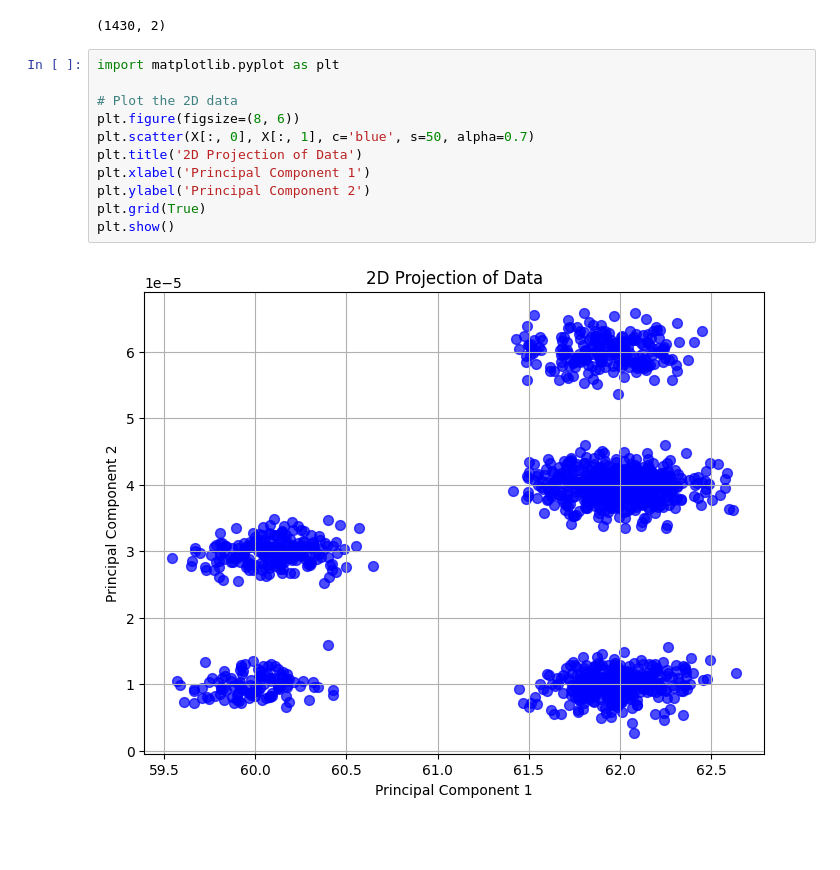
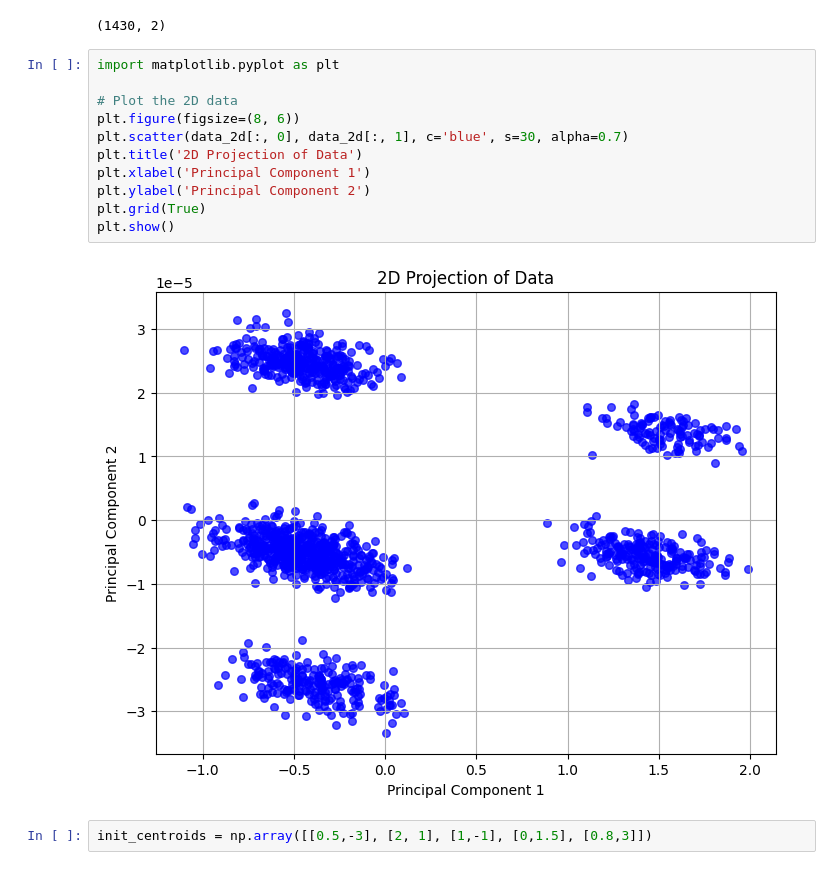
Before and after one commit to syma-afsha/AI_LAB, a Jupyter notebook: syma_exam.ipynb, the cells around one changed output. Saved outputs shown, nothing was run; the diff lists cells and outputs as text; blank space fills up the shorter version.

```diff
--- a/syma_exam.ipynb
+++ b/syma_exam.ipynb
@@ -49,13 +58,15 @@ data_2d.shape
 # %%
 import matplotlib.pyplot as plt
 
 # Plot the 2D data
 plt.figure(figsize=(8, 6))
-plt.scatter(X[:, 0], X[:, 1], c='blue', s=50, alpha=0.7)
+plt.scatter(data_2d[:, 0], data_2d[:, 1], c='blue', s=30, alpha=0.7)
 plt.title('2D Projection of Data')
 plt.xlabel('Principal Component 1')
 plt.ylabel('Principal Component 2')
 plt.grid(True)
 plt.show()
 # %% [output]
-[figure, old version]
+[figure, new version]
+# %%
+init_centroids = np.array([[0.5,-3], [2, 1], [1,-1], [0,1.5], [0.8,3]])
```
Also changed, not shown: parts of 3 cells of this notebook.
